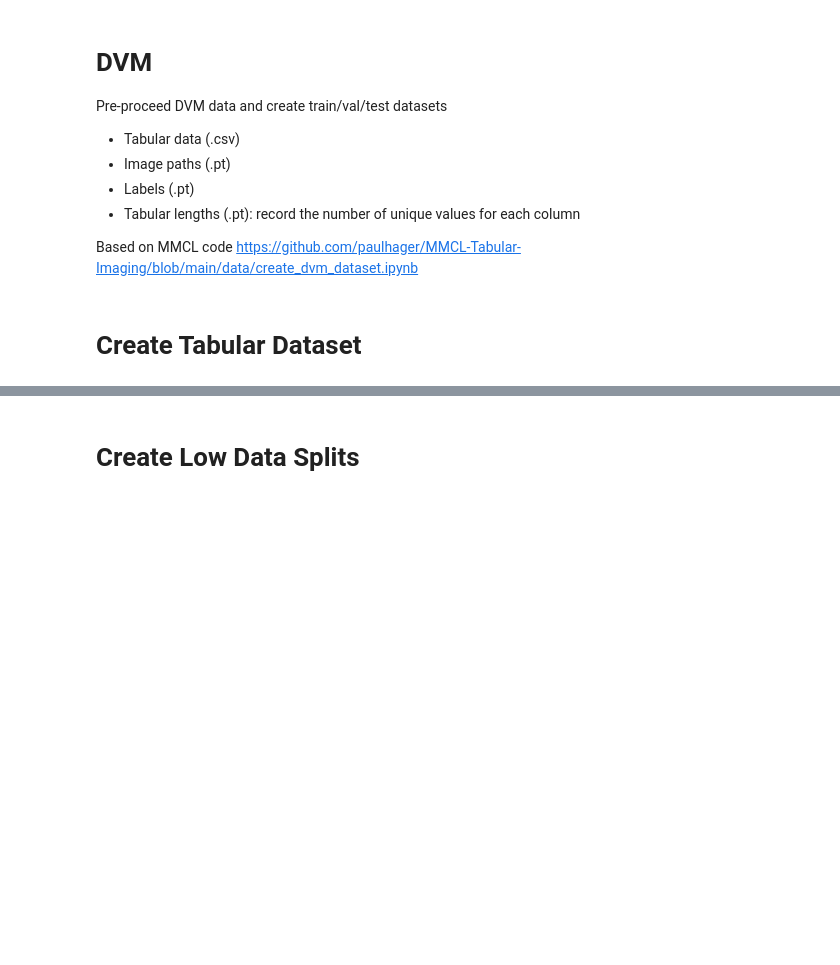
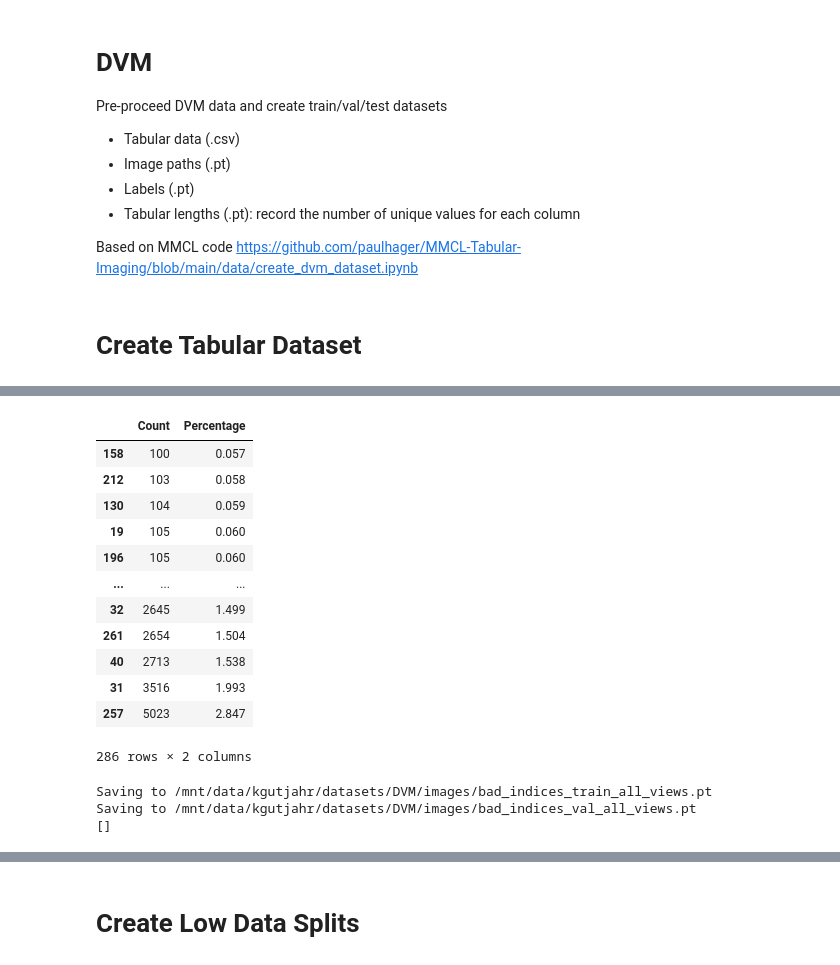
Before and after one commit to kgutjahr/STiL-TTA, a Jupyter notebook: data/create_dvm_dataset.ipynb, the cells around one changed output, grey strips where cells are left out. Cells and saved outputs as stored; diff of their text form; code cells hidden in the pictures; blank space fills up the shorter version.

```diff
--- a/data/create_dvm_dataset.ipynb
+++ b/data/create_dvm_dataset.ipynb
@@ -203,8 +281,8 @@ populated_codes
 # %%
 filtered_data_df = data_df[data_df['Genmodel_ID'].isin(populated_codes)]
-map = {}
+
+genmodel_id_map = {}
 for i,l in enumerate(filtered_data_df['Genmodel_ID'].unique()):
-  map[l] = i
-filtered_data_df['Genmodel_ID'] = filtered_data_df['Genmodel_ID'].map(map)
+  genmodel_id_map[l] = i
+filtered_data_df['Genmodel_ID'] = filtered_data_df['Genmodel_ID'].map(genmodel_id_map)
 filtered_data_df.to_csv(join(FEATURES, f'filtered_data_df.csv'))
-filtered_data_df
@@ -214,12 +368,26 @@ filtered_labels_dict
 # %%
 Genmodel_ID_counts = filtered_data_df["Genmodel_ID"].value_counts()
 Genmodel_ID_percentages = filtered_data_df["Genmodel_ID"].value_counts(normalize=True) * 100
 
 Genmodel_ID_summary = pd.DataFrame({
     'Count': Genmodel_ID_counts,
     'Percentage': Genmodel_ID_percentages.round(3)
 })
-Genmodel_ID_summary
+Genmodel_ID_summary.sort_values(by='Count', ascending=True)
+# %% [output]
+|  | Count | Percentage |
+| 158 | 100 | 0.057 |
+| 212 | 103 | 0.058 |
+| 130 | 104 | 0.059 |
+| 19 | 105 | 0.060 |
+| 196 | 105 | 0.060 |
+| ... | ... | ... |
+| 32 | 2645 | 1.499 |
+| 261 | 2654 | 1.504 |
+| 40 | 2713 | 1.538 |
+| 31 | 3516 | 1.993 |
+| 257 | 5023 | 2.847 |
+286 rows × 2 columns
 # %%
 bad_indices = []
 for indx, row in filtered_data_df.iterrows():
@@ -233,6 +401,10 @@ addendum = '_all_views'
 check_or_save(bad_indices, join(FEATURES, f'bad_indices_train{addendum}.pt'))
 check_or_save(bad_indices, join(FEATURES, f'bad_indices_val{addendum}.pt'))
 print(bad_indices)
+# %% [output]
+Saving to /mnt/data/kgutjahr/datasets/DVM/images/bad_indices_train_all_views.pt
+Saving to /mnt/data/kgutjahr/datasets/DVM/images/bad_indices_val_all_views.pt
+[]
 # %%
 _ids = list(filtered_data_df['Adv_ID'])
 addendum = '_all_views'
```
Also changed, not shown: parts of 24 cells of this notebook.
